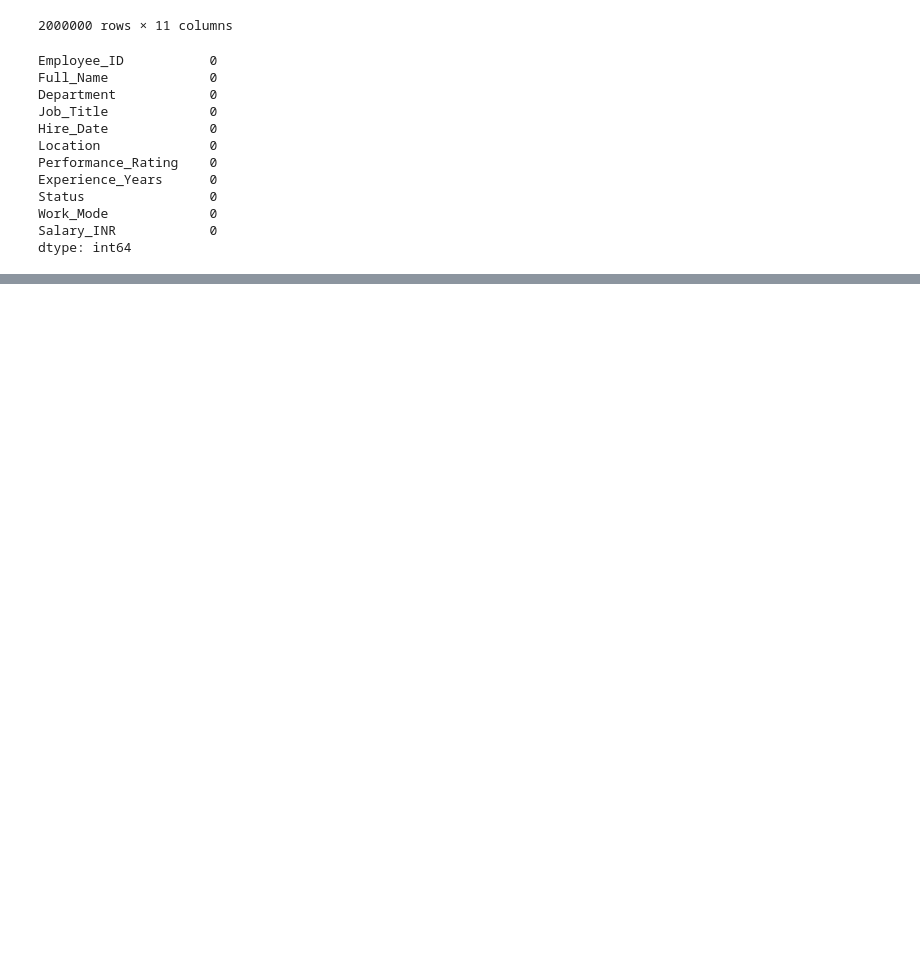
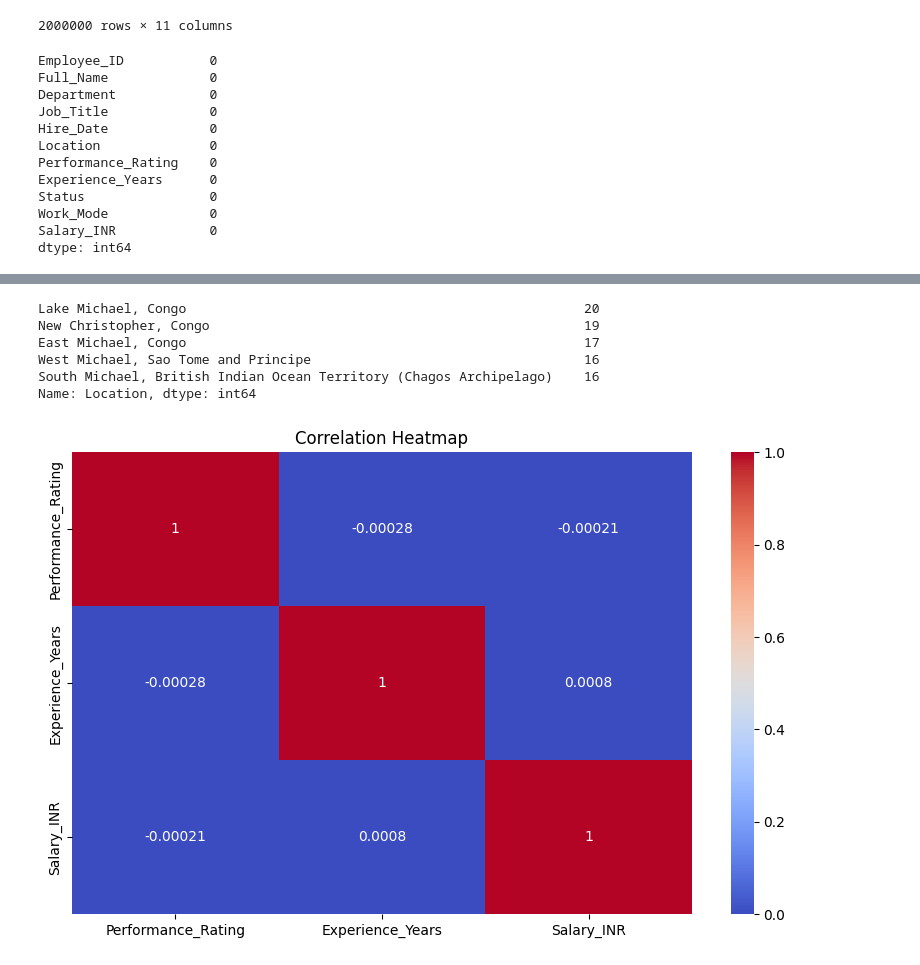
Before and after one commit to SirT17/Amazon_Sales, a Jupyter notebook: HR_Report.ipynb, the cells around one changed output, grey strips where cells are left out. Drawn from its saved outputs; the diff is of its cells as text; code cells hidden in the pictures; blank space fills up the shorter version.

```diff
--- a/HR_Report.ipynb
+++ b/HR_Report.ipynb
@@ -97,0 +213,18 @@ Name: Status, dtype: float64
+# %%
+country_emp_count = company_data['Location'].value_counts()
+country_emp_count.head(5)
+# %% [output]
+Lake Michael, Congo                                                   20
+New Christopher, Congo                                                19
+East Michael, Congo                                                   17
+West Michael, Sao Tome and Principe                                   16
+South Michael, British Indian Ocean Territory (Chagos Archipelago)    16
+Name: Location, dtype: int64
+# %%
+plt.figure(figsize=(10, 6))
+
+sns.heatmap(company_data.select_dtypes(include=['int64', 'float64']).corr(), annot=True, cmap='coolwarm')
+plt.title('Correlation Heatmap')
+plt.show()
+# %% [output]
+[figure, added]
```
Also changed, not shown: parts of 15 cells of this notebook, 6 other files.
